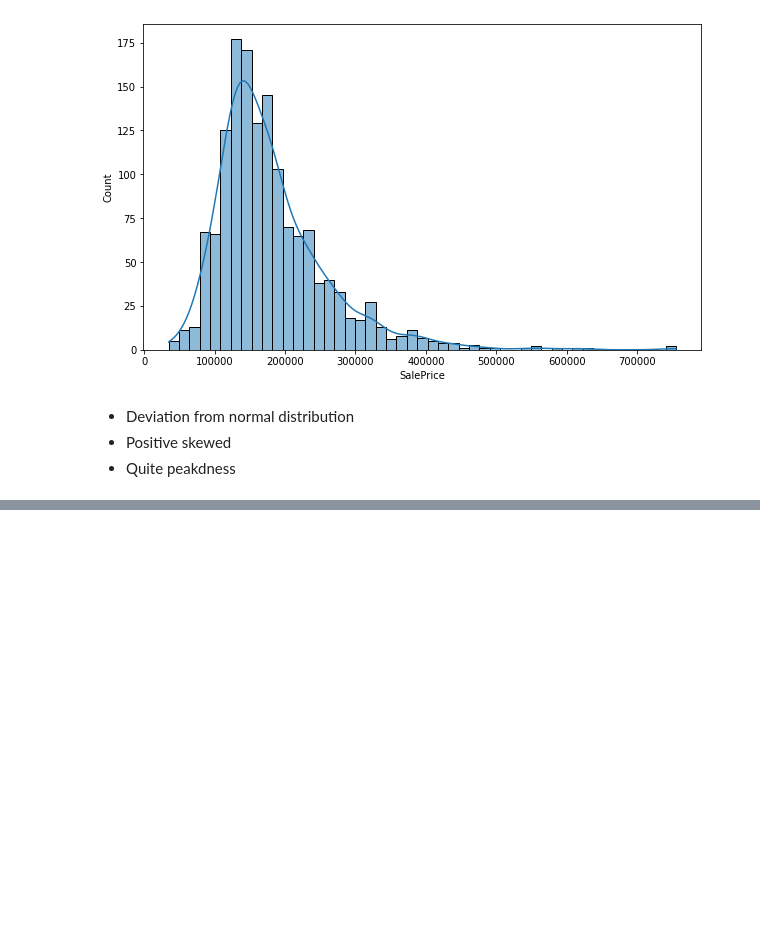
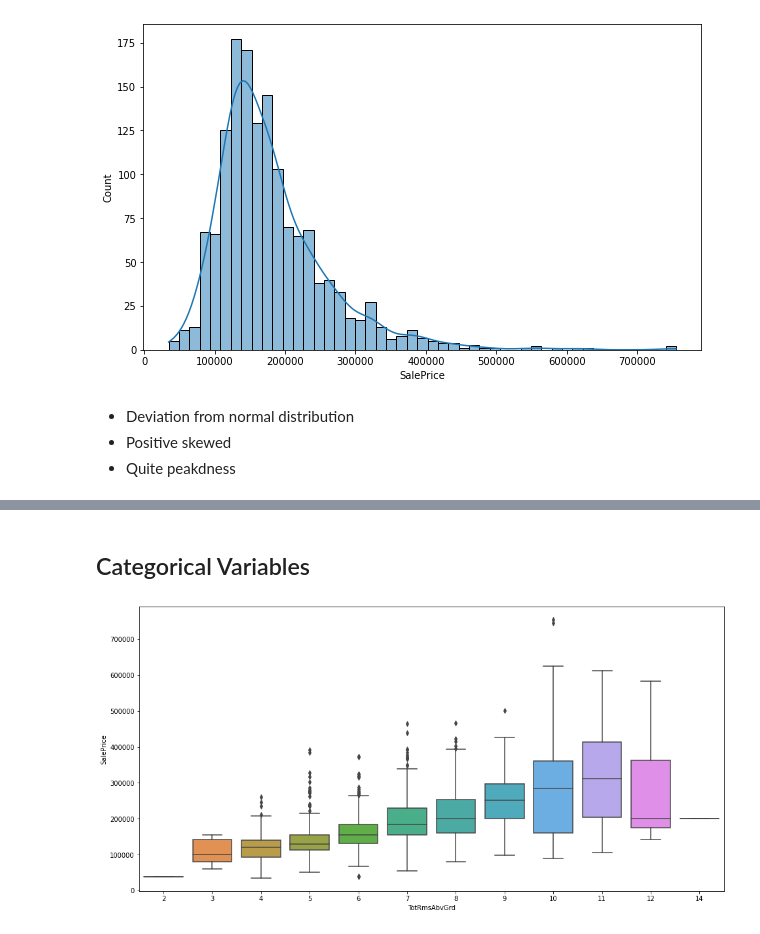
Before and after one commit to LapoDini/WorkInProgress, a Jupyter notebook: house-price-competition.ipynb, the cells around one changed output, grey strips where cells are left out. Saved outputs shown, nothing was run; the diff lists cells and outputs as text; code cells hidden in the pictures; blank space fills up the shorter version.

```diff
--- a/house-price-competition.ipynb
+++ b/house-price-competition.ipynb
@@ -70,0 +603,8 @@ sns.histplot(df_train["SalePrice"], kde = True);
+# %% [markdown]
+## Categorical Variables
+# %%
+sp_tbsf = pd.concat([df_train["TotRmsAbvGrd"], df_train["SalePrice"]], axis = 1)
+fix, ax = plt.subplots(figsize = (16, 8))
+sns.boxplot(x = "TotRmsAbvGrd", y = "SalePrice", data = sp_tbsf);
+# %% [output]
+[figure, added]
```
Also changed, not shown: parts of 4 cells of this notebook.
